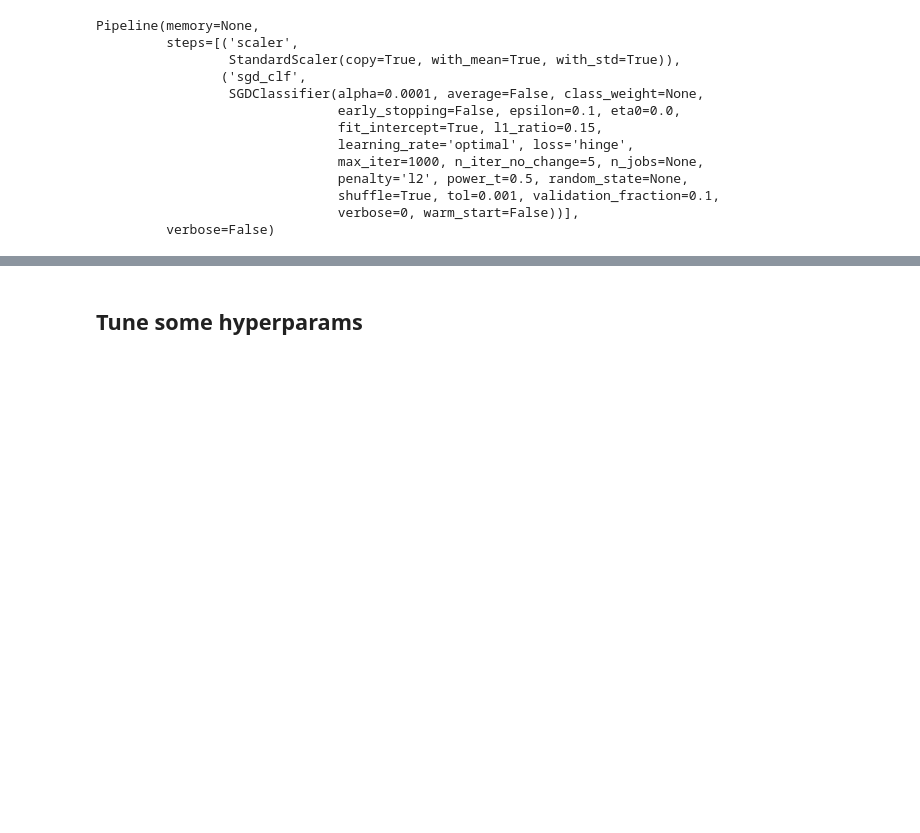
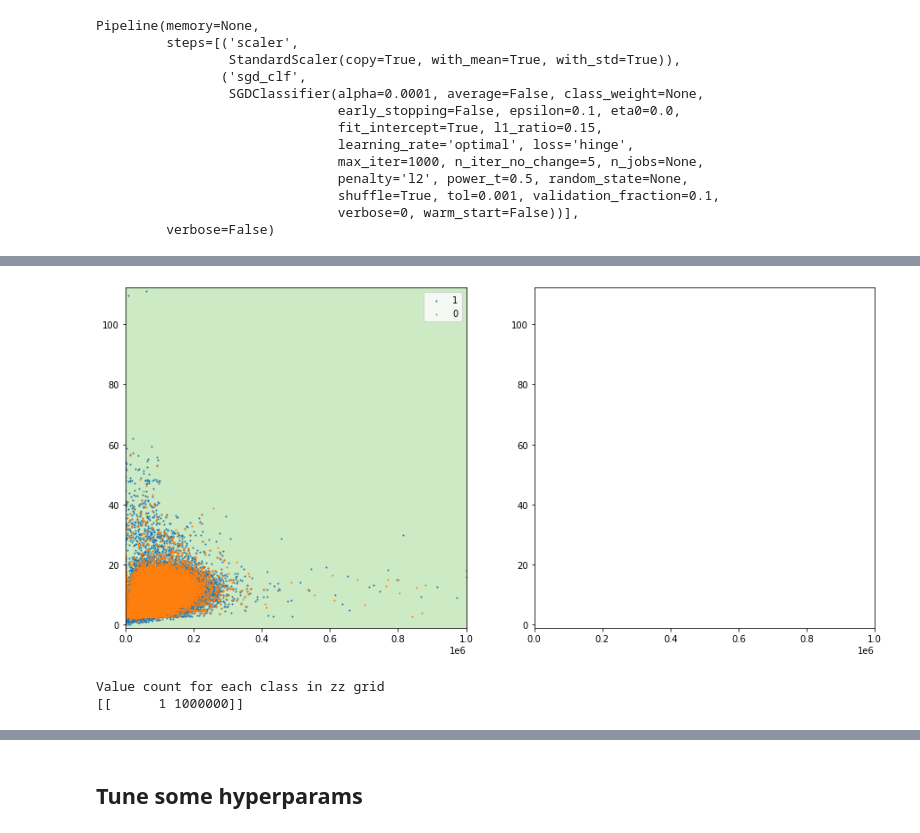
Before and after one commit to adin786/mot-data, a Jupyter notebook: mot_analysis.ipynb, the cells around one changed output, grey strips where cells are left out. Cells and saved outputs as stored; diff of their text form; code cells hidden in the pictures; blank space fills up the shorter version.

```diff
--- a/mot_analysis.ipynb
+++ b/mot_analysis.ipynb
@@ -486 +635,8 @@ array([0.76149915, 0.76149915, 0.76151645, 0.76149373, 0.76149373])
+# %%
+# Plot decision boundary for dummy classifier
+plot_decision_boundary(dummy_clf,X_train,y_train,1000)
+# %% [output]
+[figure, added]
+Value count for each class in zz grid
+[[      1 1000000]]
 # %%
```
Also changed, not shown: parts of 26 cells of this notebook.
